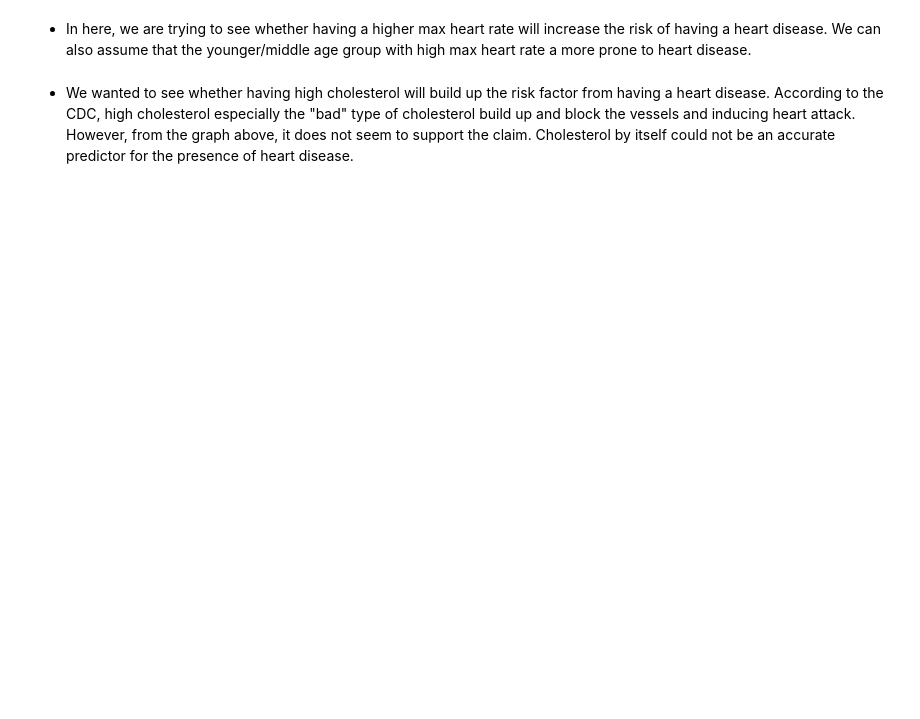
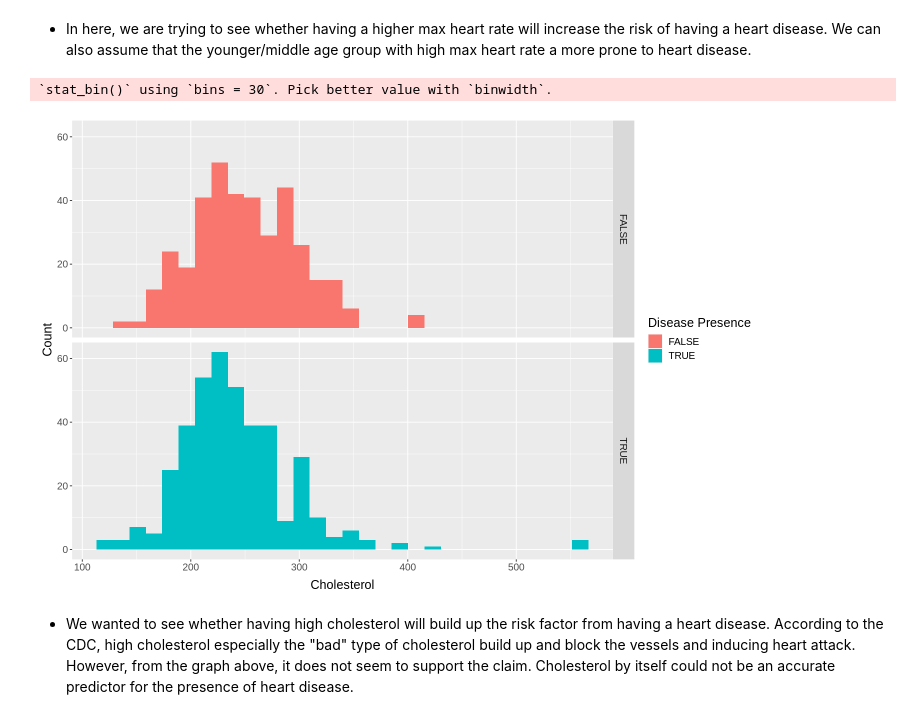
Before and after one commit to vyle2003/DSCI-100-Project, a Jupyter notebook: DSCI Data Exploration.ipynb, the cells around one changed output. Saved outputs shown, nothing was run; the diff lists cells and outputs as text; code cells hidden in the pictures; blank space fills up the shorter version.

Commit message:
changed histograms to rows() for better comparison and set seed(2106)

```diff
--- a/DSCI Data Exploration.ipynb
+++ b/DSCI Data Exploration.ipynb
@@ -90,12 +164,15 @@ heart_rate_plot
 # %%
 cholesterol_plot <- heart_train |>
     ggplot(aes(x = cholesterol, fill = disease_present)) +
     geom_histogram() +
     labs(x = "Cholesterol", y = "Count", fill = "Disease Presence") +
-    facet_grid(cols = vars (disease_present)) +
+    facet_grid(rows = vars (disease_present)) +
     theme(text = element_text(size = 15))
 
 cholesterol_plot
+# %% [output]
+`stat_bin()` using `bins = 30`. Pick better value with `binwidth`.
+[figure, added]
 # %% [markdown]
 - We wanted to see whether having high cholesterol will build up the risk factor from having a heart disease. According to the CDC, high cholesterol especially the "bad" type of cholesterol build up and block the vessels and inducing heart attack. However, from the graph above, it does not seem to support the claim. Cholesterol by itself could not be an accurate predictor for the presence of heart disease.
 # %%
```
Also changed, not shown: parts of 8 cells of this notebook.
